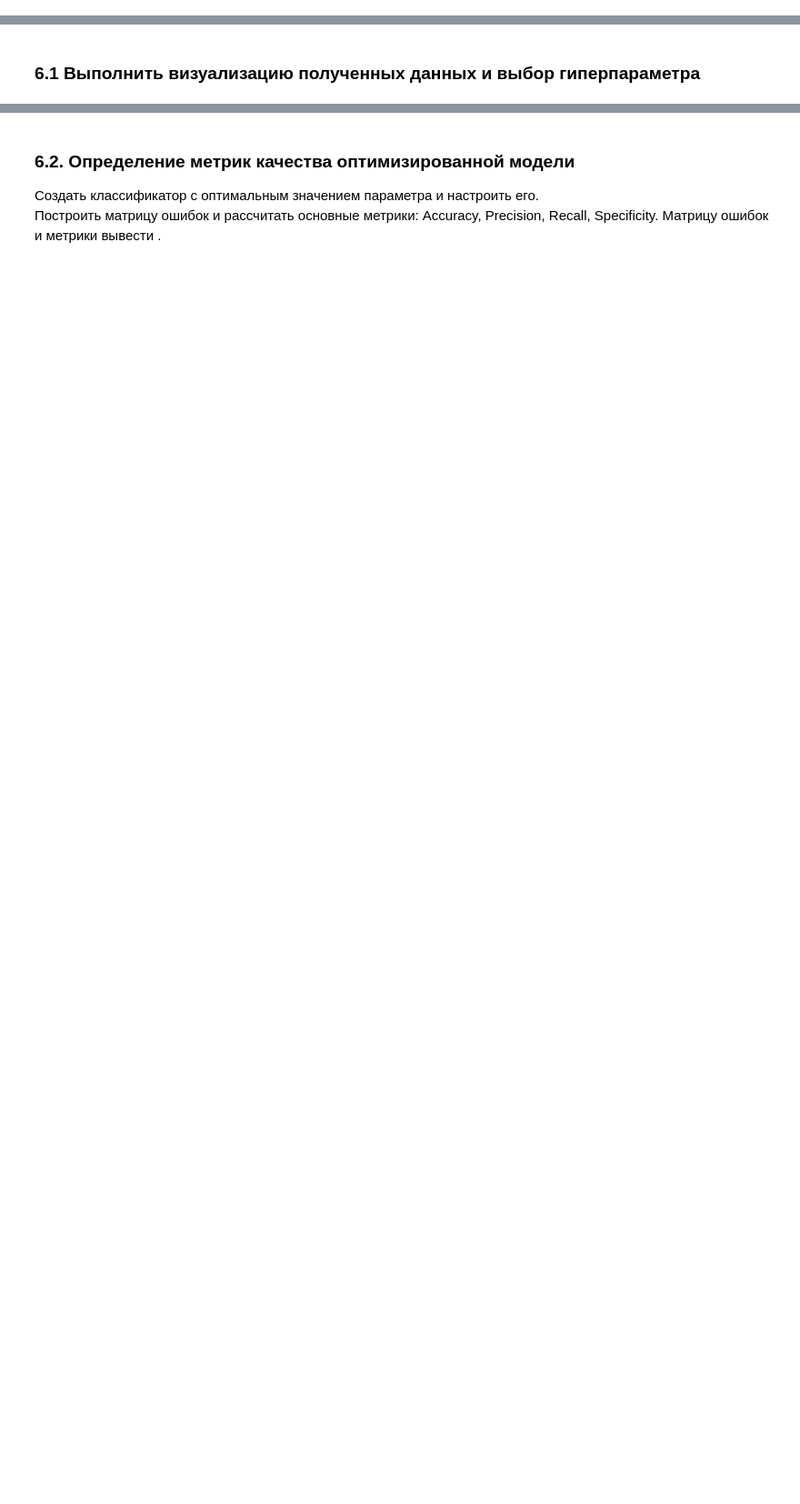
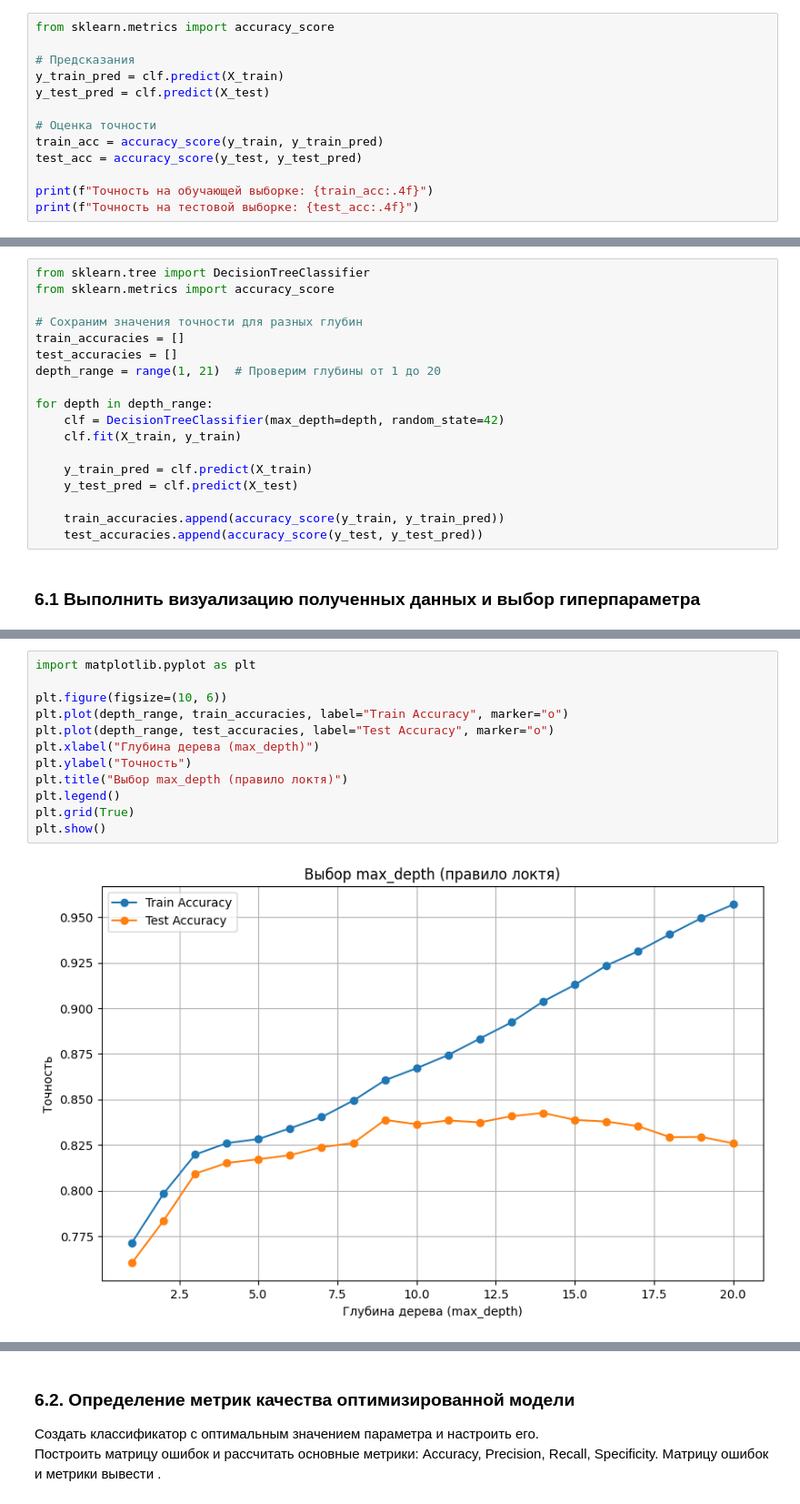
Before and after one commit to Mshkss/Study, a Jupyter notebook: Python/AI basics/P4/Task4_Tree_Empty.ipynb, the cells around one changed output, grey strips where cells are left out. Shown: that part at 91% size. Drawn from its saved outputs; the diff is of its cells as text; blank space fills up the shorter version.

```diff
--- a/Python/AI basics/P4/Task4_Tree_Empty.ipynb
+++ b/Python/AI basics/P4/Task4_Tree_Empty.ipynb
@@ -85,0 +106,13 @@ print(f"Размер тестовой выборки: {X_test.shape}, {y_test.sh
+# %%
+from sklearn.metrics import accuracy_score
+
+# Предсказания
+y_train_pred = clf.predict(X_train)
+y_test_pred = clf.predict(X_test)
+
+# Оценка точности
+train_acc = accuracy_score(y_train, y_train_pred)
+test_acc = accuracy_score(y_test, y_test_pred)
+
+print(f"Точность на обучающей выборке: {train_acc:.4f}")
+print(f"Точность на тестовой выборке: {test_acc:.4f}")
@@ -110 +191,19 @@ print(f"Размер тестовой выборки: {X_test.shape}, {y_test.sh
+# %%
+from sklearn.tree import DecisionTreeClassifier
+from sklearn.metrics import accuracy_score
+
+# Сохраним значения точности для разных глубин
+train_accuracies = []
+test_accuracies = []
+depth_range = range(1, 21)  # Проверим глубины от 1 до 20
+
+for depth in depth_range:
+    clf = DecisionTreeClassifier(max_depth=depth, random_state=42)
+    clf.fit(X_train, y_train)
+
+    y_train_pred = clf.predict(X_train)
+    y_test_pred = clf.predict(X_test)
+
+    train_accuracies.append(accuracy_score(y_train, y_train_pred))
+    test_accuracies.append(accuracy_score(y_test, y_test_pred))
 # %% [markdown]
@@ -114 +211,15 @@ print(f"Размер тестовой выборки: {X_test.shape}, {y_test.sh
+# %%
+import matplotlib.pyplot as plt
+
+plt.figure(figsize=(10, 6))
+plt.plot(depth_range, train_accuracies, label="Train Accuracy", marker="o")
+plt.plot(depth_range, test_accuracies, label="Test Accuracy", marker="o")
+plt.xlabel("Глубина дерева (max_depth)")
+plt.ylabel("Точность")
+plt.title("Выбор max_depth (правило локтя)")
+plt.legend()
+plt.grid(True)
+plt.show()
+# %% [output]
+[figure, added]
 # %% [markdown]
```
Also changed, not shown: parts of 33 cells of this notebook, 1 other file.
